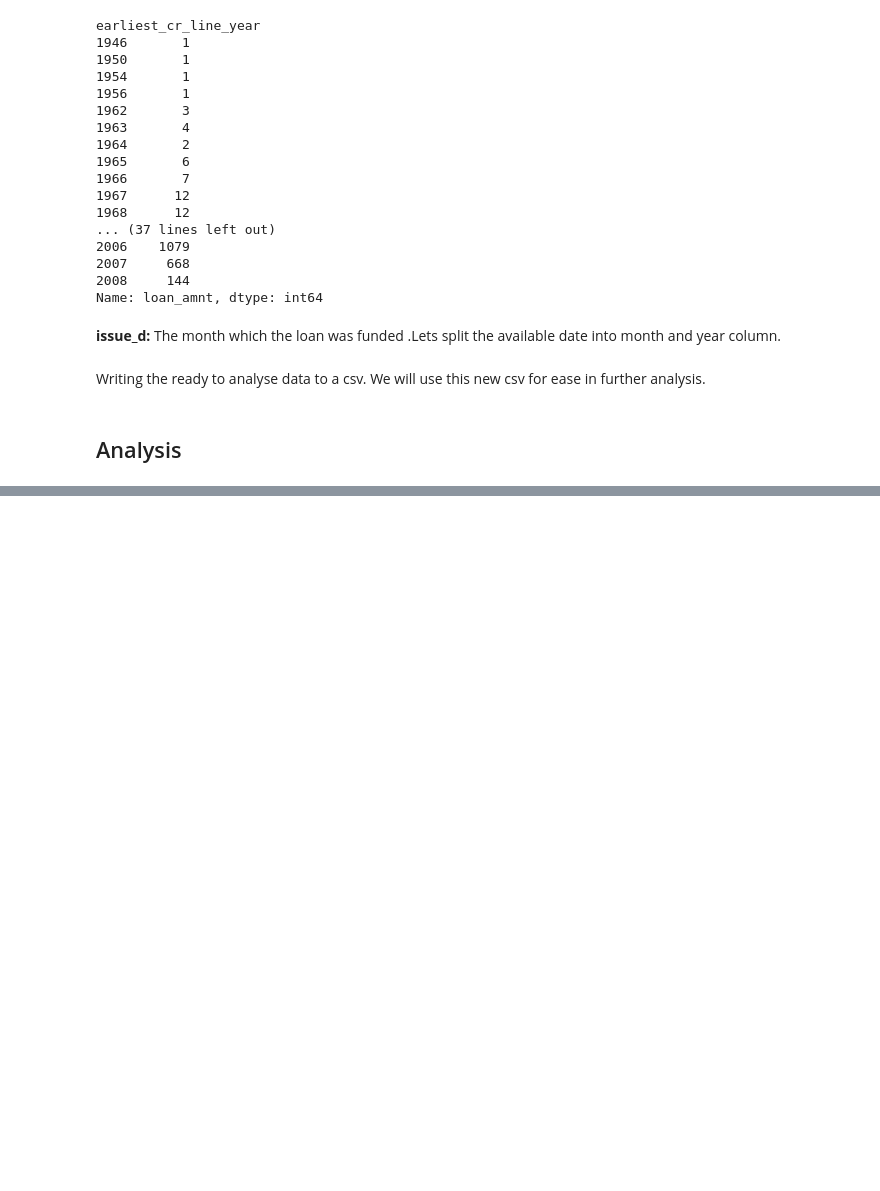
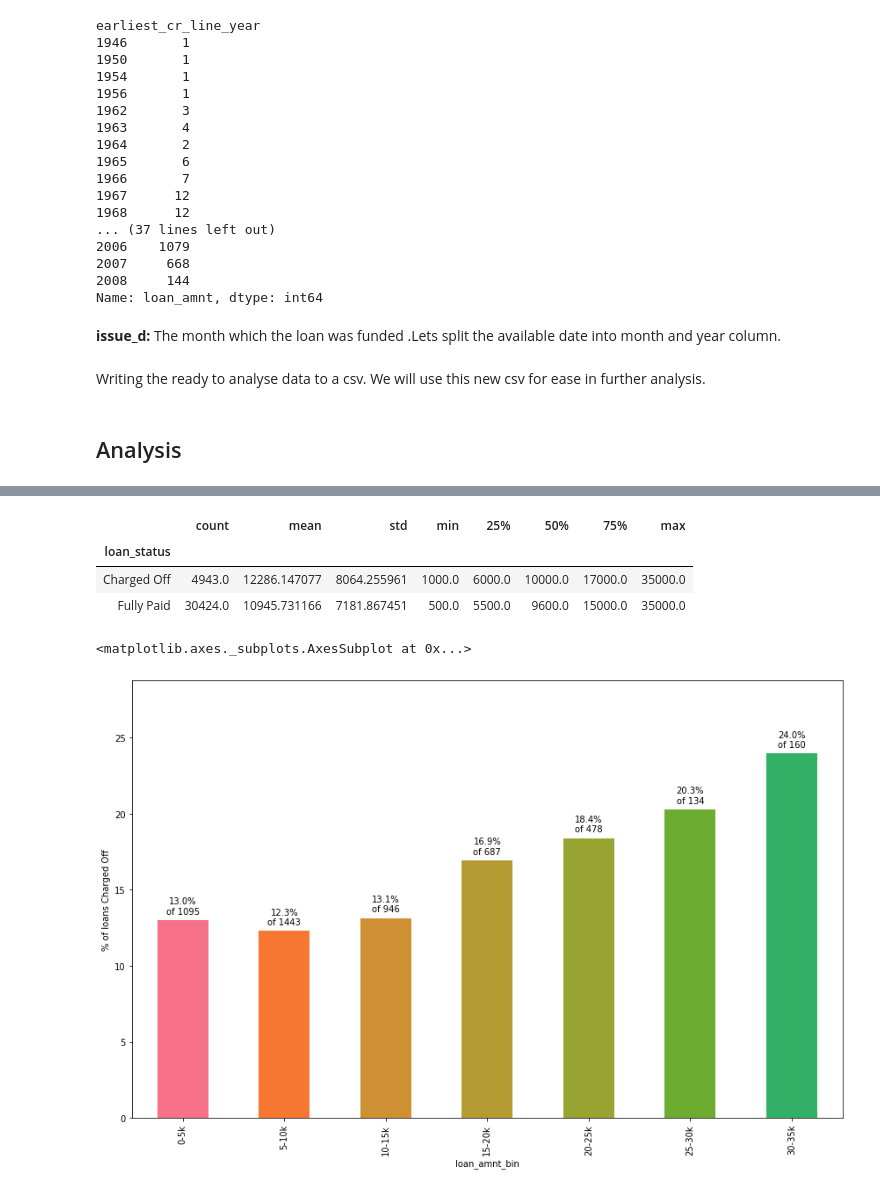
Before and after one commit to sinhaDroid/LendingClubData, a Jupyter notebook: Lending Club Case.ipynb, the cells around one changed output, grey strips where cells are left out. Saved outputs shown, nothing was run; the diff lists cells and outputs as text; code cells hidden in the pictures; blank space fills up the shorter version.

```diff
--- a/Lending Club Case.ipynb
+++ b/Lending Club Case.ipynb
@@ -549,0 +624,13 @@ clean_loan.to_csv('master_loan.csv', encoding='utf-8', index=False)
+# %%
+ def plotLoanStatus(dataframe, by, loanstatus='Charged Off'):
+    grp = dataframe.groupby(['loan_status',by])[by].count()
+    cnt = dataframe.groupby(by)[by].count()
+    #print(grp)
+    percentages = grp.unstack() * 100 / cnt.T
+    #print(percentages)
+    ax = percentages.loc[loanstatus].plot.bar(color=sns.color_palette('husl', 16))
+    ax.set_ylabel('% of loans ' + loanstatus)
+    showLabels(ax, grp[loanstatus].to_dict())
+    plt.margins(0.2, 0.2)
+    plt.tight_layout()
+    return ax
@@ -549,0 +710,16 @@ clean_loan.to_csv('master_loan.csv', encoding='utf-8', index=False)
+# %%
+master_loan.groupby('loan_status')['loan_amnt'].describe()
+# %% [output]
+|  | count | mean | std | min | 25% | 50% | 75% | max |
+| loan_status |  |  |  |  |  |  |  |  |
+| Charged Off | 4943.0 | 12286.147077 | 8064.255961 | 1000.0 | 6000.0 | 10000.0 | 17000.0 | 35000.0 |
+| Fully Paid | 30424.0 | 10945.731166 | 7181.867451 | 500.0 | 5500.0 | 9600.0 | 15000.0 | 35000.0 |
+# %%
+#Create Derived categorical variable
+master_loan['loan_amnt_bin'] = pd.cut(master_loan['loan_amnt'],
+                                      [x for x in range(0, 36000, 5000)], labels=[str(x)+'-'+str(x+5)+'k' for x in range (0, 35, 5)])
+# %%
+plotLoanStatus(master_loan, 'loan_amnt_bin')
+# %% [output]
+<matplotlib.axes._subplots.AxesSubplot at 0x...>
+[figure, added]
```
Also changed, not shown: parts of 20 cells of this notebook.
